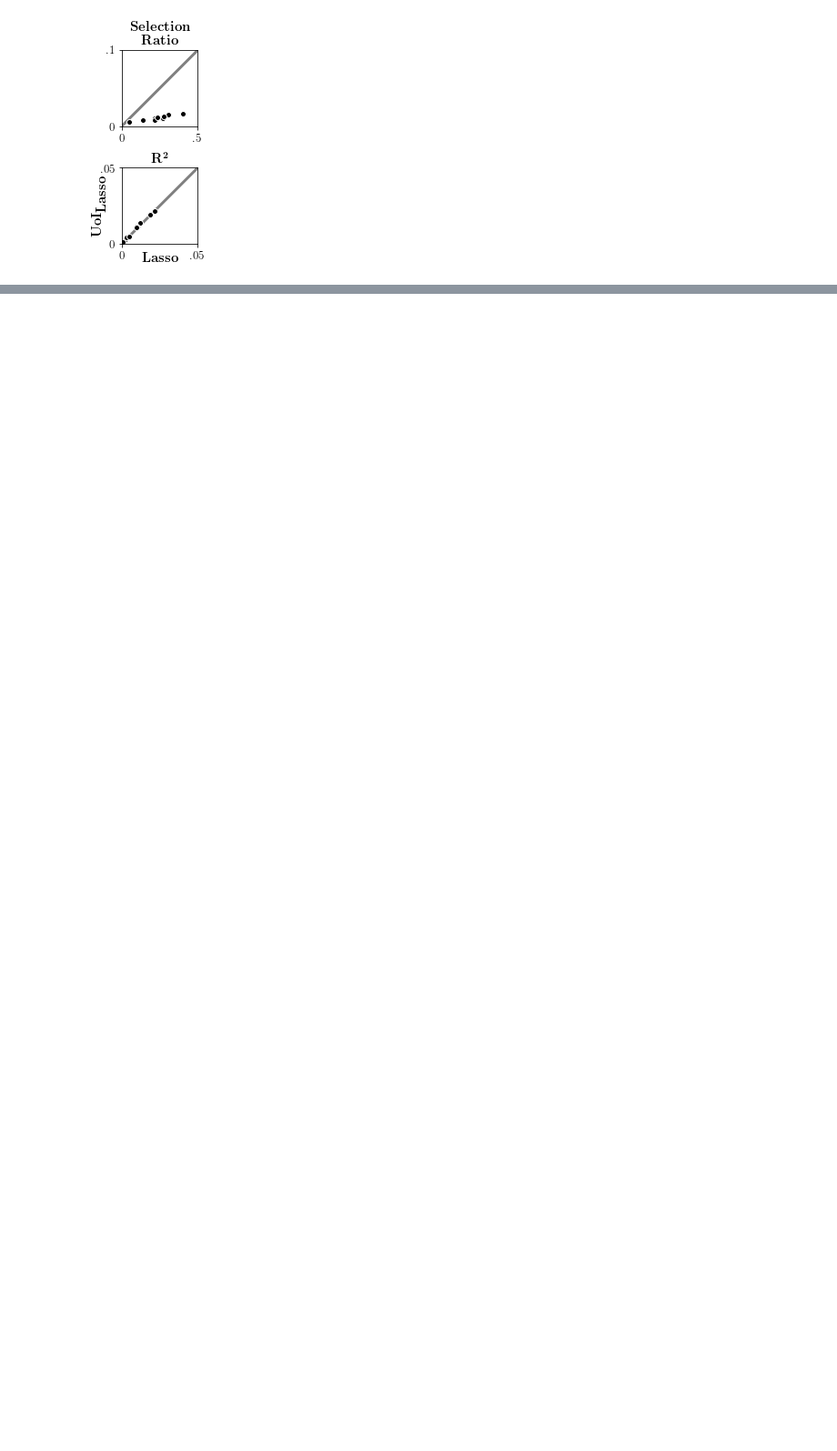
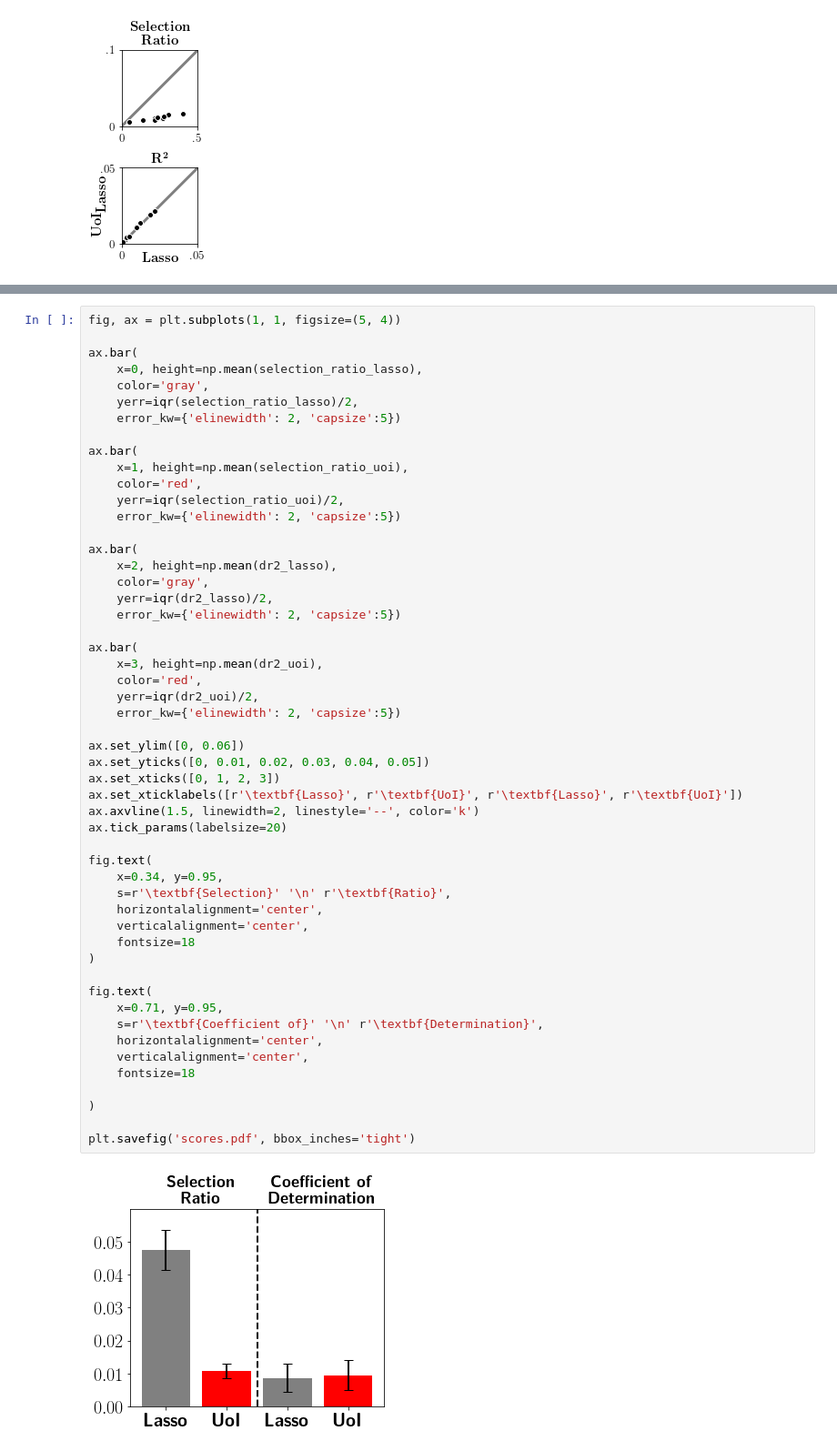
Before and after one commit to pssachdeva/uoi_neuroscience, a Jupyter notebook: tuning/figure4.ipynb, the cells around one changed output, grey strips where cells are left out. Shown: that part at 91% size. Drawn from its saved outputs; the diff is of its cells as text; blank space fills up the shorter version.

```diff
--- a/tuning/figure4.ipynb
+++ b/tuning/figure4.ipynb
@@ -234,0 +240,54 @@ plt.savefig('figure4_2_redwood.pdf', bbox_inches='tight')
+# %%
+fig, ax = plt.subplots(1, 1, figsize=(5, 4))
+
+ax.bar(
+    x=0, height=np.mean(selection_ratio_lasso),
+    color='gray',
+    yerr=iqr(selection_ratio_lasso)/2,
+    error_kw={'elinewidth': 2, 'capsize':5})
+
+ax.bar(
+    x=1, height=np.mean(selection_ratio_uoi),
+    color='red',
+    yerr=iqr(selection_ratio_uoi)/2,
+    error_kw={'elinewidth': 2, 'capsize':5})
+
+ax.bar(
+    x=2, height=np.mean(dr2_lasso),
+    color='gray',
+    yerr=iqr(dr2_lasso)/2,
+    error_kw={'elinewidth': 2, 'capsize':5})
+
+ax.bar(
+    x=3, height=np.mean(dr2_uoi),
+    color='red',
+    yerr=iqr(dr2_uoi)/2,
+    error_kw={'elinewidth': 2, 'capsize':5})
+
+ax.set_ylim([0, 0.06])
+ax.set_yticks([0, 0.01, 0.02, 0.03, 0.04, 0.05])
+ax.set_xticks([0, 1, 2, 3])
+ax.set_xticklabels([r'\textbf{Lasso}', r'\textbf{UoI}', r'\textbf{Lasso}', r'\textbf{UoI}'])
+ax.axvline(1.5, linewidth=2, linestyle='--', color='k')
+ax.tick_params(labelsize=20)
+
+fig.text(
+    x=0.34, y=0.95,
+    s=r'\textbf{Selection}' '\n' r'\textbf{Ratio}',
+    horizontalalignment='center',
+    verticalalignment='center',
+    fontsize=18
+)
+
+fig.text(
+    x=0.71, y=0.95,
+    s=r'\textbf{Coefficient of}' '\n' r'\textbf{Determination}',
+    horizontalalignment='center',
+    verticalalignment='center',
+    fontsize=18
+
+)
+
+plt.savefig('scores.pdf', bbox_inches='tight')
+# %% [output]
+[figure, added]
```
Also changed, not shown: parts of 3 cells of this notebook, 8 other files.
